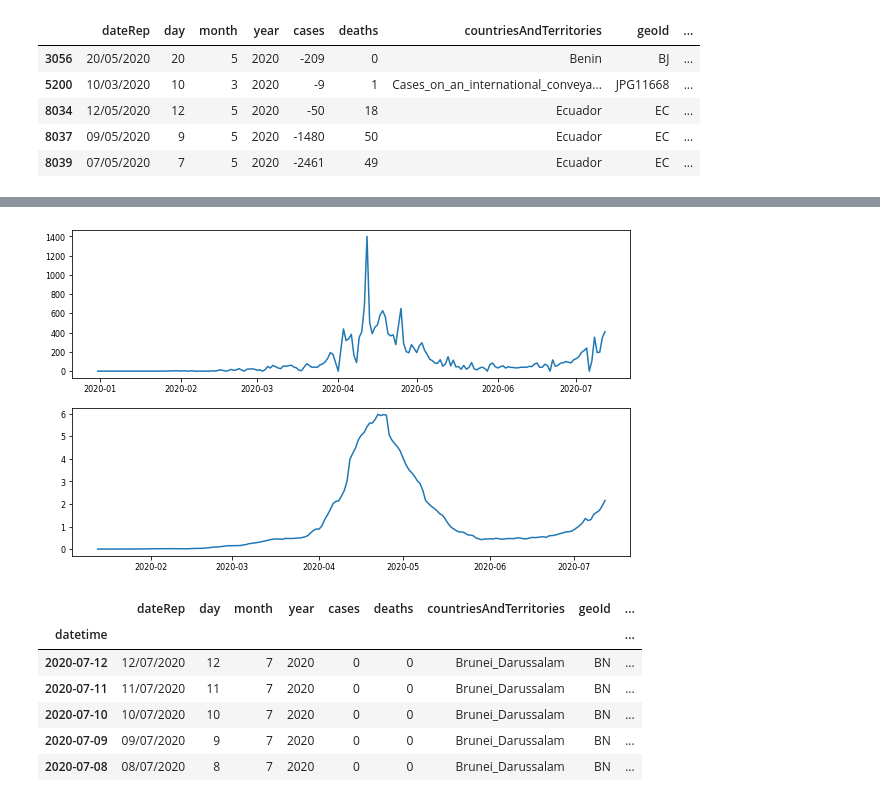
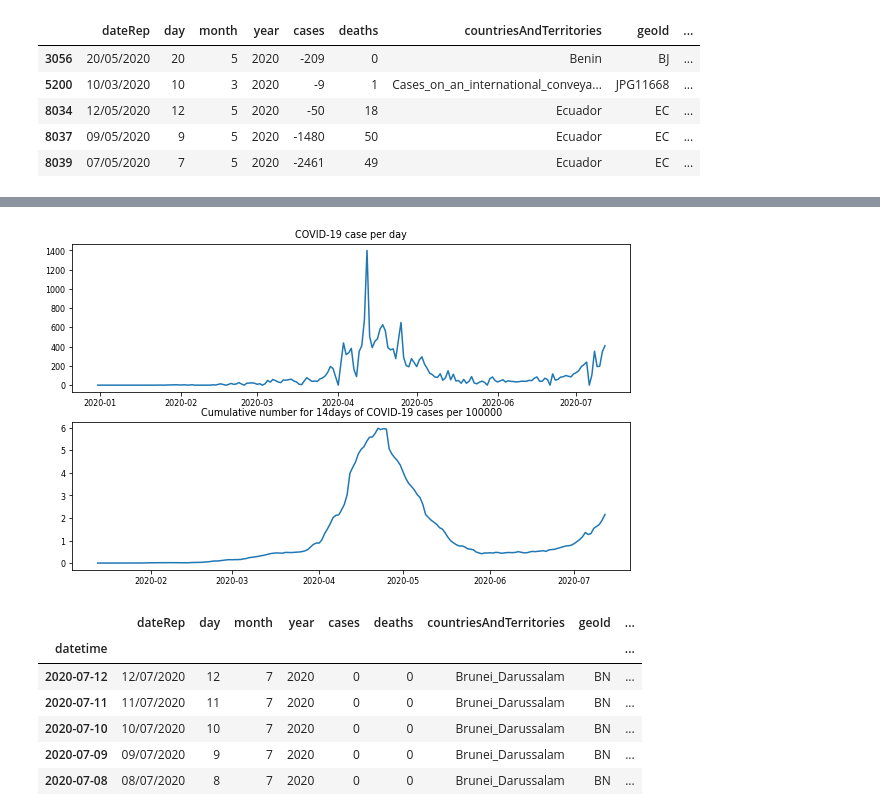
Before and after one commit to nori0724/COVID-19, a Jupyter notebook: code/コロナが収束するまでの日数.ipynb, the cells around one changed output, grey strips where cells are left out. Cells and saved outputs as stored; diff of their text form; code cells hidden in the pictures.

```diff
--- a/code/コロナが収束するまでの日数.ipynb
+++ b/code/コロナが収束するまでの日数.ipynb
@@ -140,13 +184,15 @@ japan_df.index=japan_df["datetime"]
 # %%
 plt.rcParams["font.size"] = 8
 plt.figure(figsize=(10,6))
 plt.subplot(2,1,1)
 plt.plot(japan_df["cases"])
+plt.title("COVID-19 case per day")
 plt.subplot(2,1,2)
 plt.plot(japan_df["Cumulative_number_for_14_days_of_COVID-19_cases_per_100000"])
+plt.title("Cumulative number for 14days of COVID-19 cases per 100000")
 plt.show()
 # %% [output]
-[figure, old version]
+[figure, new version]
 # %%
 brunei_df = df[df["countriesAndTerritories"]=="Brunei_Darussalam"]
 brunei_df.index=brunei_df["datetime"]
```
Also changed, not shown: parts of 6 cells of this notebook, 8 other files.
